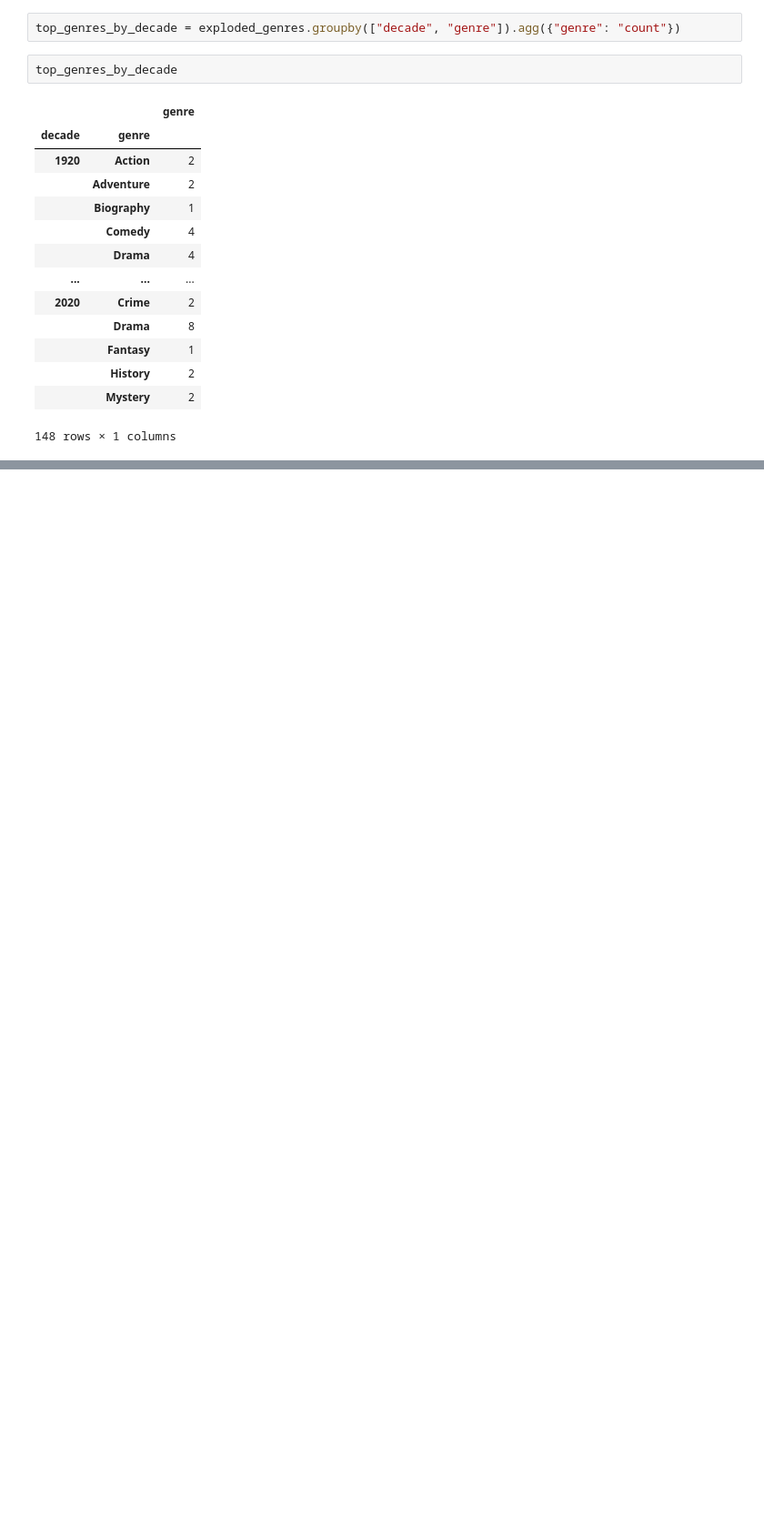
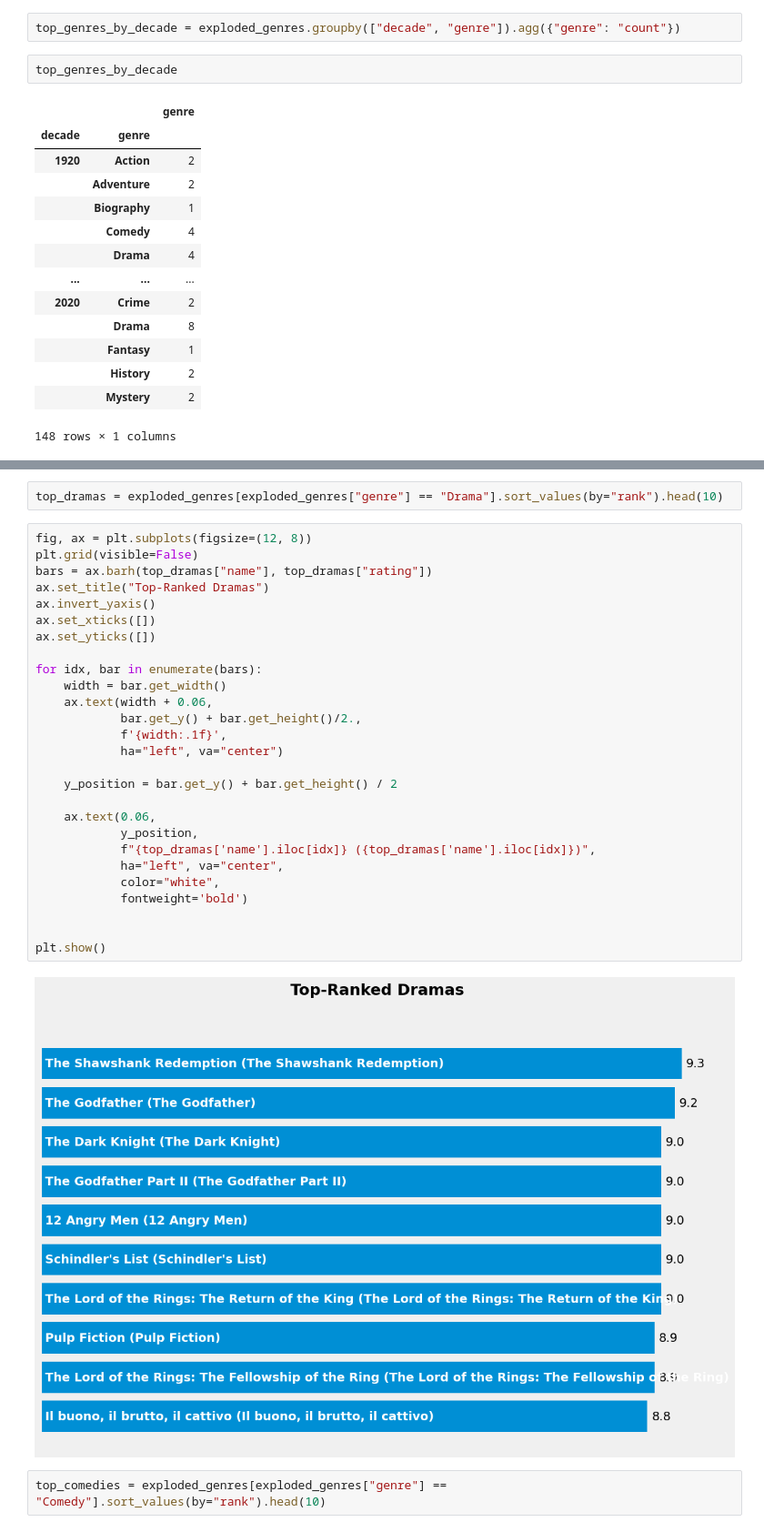
Before and after one commit to dmitkov28/notebooks, a Jupyter notebook: notebooks/ML/movies/imdb/imdb_2.ipynb, the cells around one changed output, grey strips where cells are left out. Shown at 91% size. Drawn from its saved outputs; the diff is of its cells as text; blank space fills up the shorter version.

```diff
--- a/notebooks/ML/movies/imdb/imdb_2.ipynb
+++ b/notebooks/ML/movies/imdb/imdb_2.ipynb
@@ -556,0 +556,33 @@ ValueError: RGBA sequence should have length 3 or 4
+# %%
+top_dramas = exploded_genres[exploded_genres["genre"] == "Drama"].sort_values(by="rank").head(10)
+# %%
+fig, ax = plt.subplots(figsize=(12, 8))
+plt.grid(visible=False)
+bars = ax.barh(top_dramas["name"], top_dramas["rating"])
+ax.set_title("Top-Ranked Dramas")
+ax.invert_yaxis()
+ax.set_xticks([])
+ax.set_yticks([])
+
+for idx, bar in enumerate(bars):
+    width = bar.get_width()
+    ax.text(width + 0.06,
+            bar.get_y() + bar.get_height()/2.,
+            f'{width:.1f}',
+            ha="left", va="center")
+
+    y_position = bar.get_y() + bar.get_height() / 2
+
+    ax.text(0.06,
+            y_position,
+            f"{top_dramas['name'].iloc[idx]} ({top_dramas['name'].iloc[idx]})",
+            ha="left", va="center",
+            color="white",
+            fontweight='bold')
+
+
+plt.show()
+# %% [output]
+[figure, added]
+# %%
+top_comedies = exploded_genres[exploded_genres["genre"] == "Comedy"].sort_values(by="rank").head(10)
```
Also changed, not shown: parts of 19 cells of this notebook.
